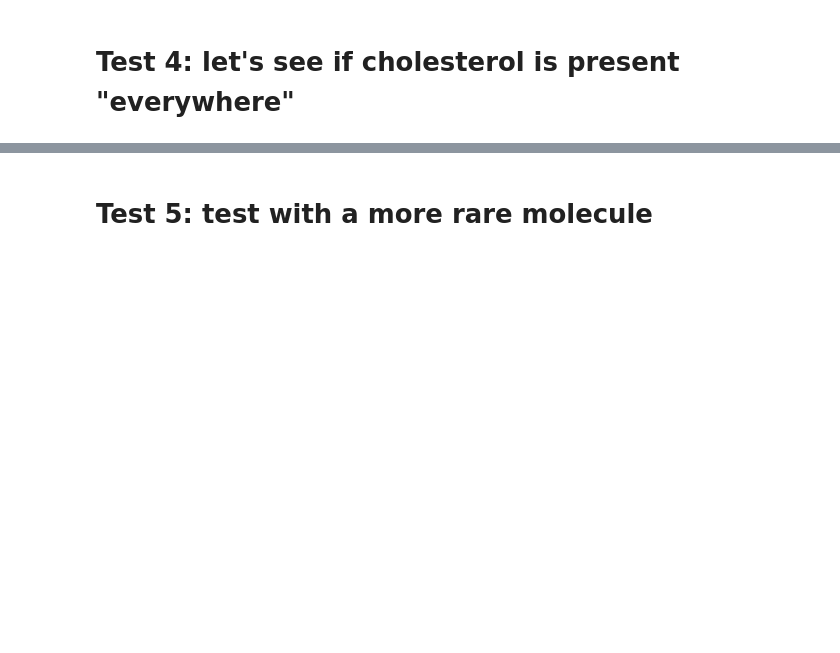
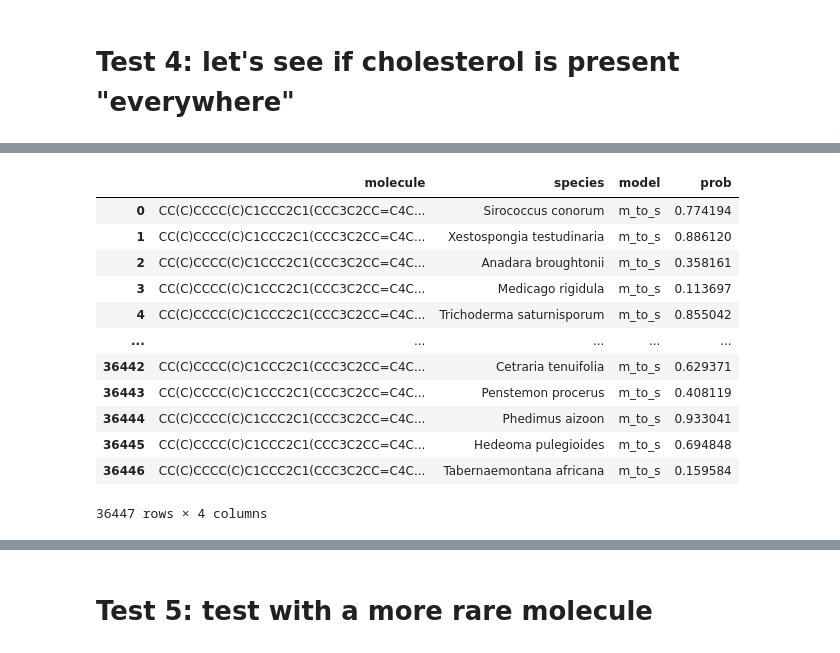
Before and after one commit to anticipated-chemistry-of-life/GNN, a Jupyter notebook: test_pipeline.ipynb, the cells around one changed output, grey strips where cells are left out. Cells and saved outputs as stored; diff of their text form; code cells hidden in the pictures; blank space fills up the shorter version.

```diff
--- a/test_pipeline.ipynb
+++ b/test_pipeline.ipynb
@@ -196,3 +140,19 @@ StellarDiGraph: Directed multigraph
+# %%
+out_4
+# %% [output]
+|  | molecule | species | model | prob |
+| 0 | CC(C)CCCC(C)C1CCC2C1(CCC3C2CC=C4C... | Sirococcus conorum | m_to_s | 0.774194 |
+| 1 | CC(C)CCCC(C)C1CCC2C1(CCC3C2CC=C4C... | Xestospongia testudinaria | m_to_s | 0.886120 |
+| 2 | CC(C)CCCC(C)C1CCC2C1(CCC3C2CC=C4C... | Anadara broughtonii | m_to_s | 0.358161 |
+| 3 | CC(C)CCCC(C)C1CCC2C1(CCC3C2CC=C4C... | Medicago rigidula | m_to_s | 0.113697 |
+| 4 | CC(C)CCCC(C)C1CCC2C1(CCC3C2CC=C4C... | Trichoderma saturnisporum | m_to_s | 0.855042 |
+| ... | ... | ... | ... | ... |
+| 36442 | CC(C)CCCC(C)C1CCC2C1(CCC3C2CC=C4C... | Cetraria tenuifolia | m_to_s | 0.629371 |
+| 36443 | CC(C)CCCC(C)C1CCC2C1(CCC3C2CC=C4C... | Penstemon procerus | m_to_s | 0.408119 |
+| 36444 | CC(C)CCCC(C)C1CCC2C1(CCC3C2CC=C4C... | Phedimus aizoon | m_to_s | 0.933041 |
+| 36445 | CC(C)CCCC(C)C1CCC2C1(CCC3C2CC=C4C... | Hedeoma pulegioides | m_to_s | 0.694848 |
+| 36446 | CC(C)CCCC(C)C1CCC2C1(CCC3C2CC=C4C... | Tabernaemontana africana | m_to_s | 0.159584 |
+36447 rows × 4 columns
 # %%
 plt.hist(out_4.prob, bins=200)
 # %% [output]
```
Also changed, not shown: parts of 25 cells of this notebook, 8 other files.
